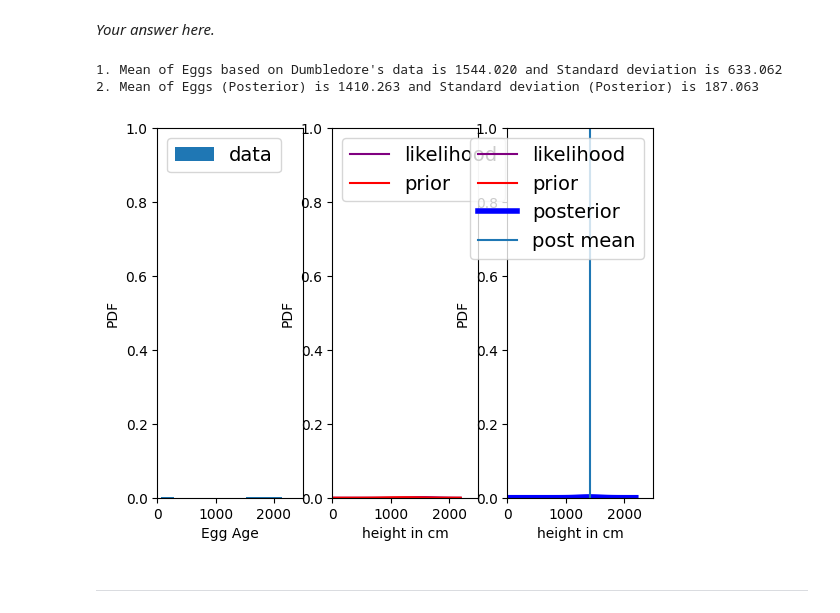
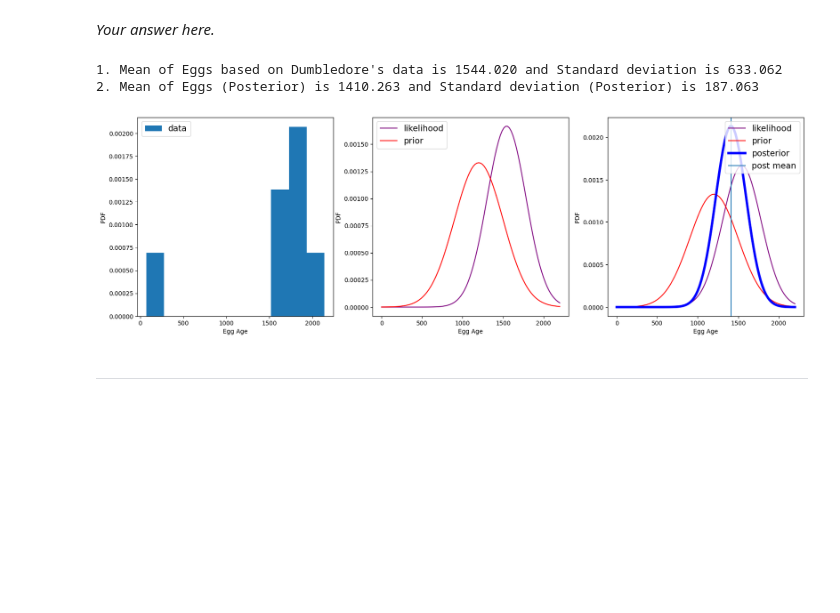
Before and after one commit to prayas-thapa22/jupyter_practice, a Jupyter notebook: Chapter6/Chapter6_yourturn.ipynb, the cells around one changed output. Drawn from its saved outputs; the diff is of its cells as text; code cells hidden in the pictures; blank space fills up the shorter version.

```diff
--- a/Chapter6/Chapter6_yourturn.ipynb
+++ b/Chapter6/Chapter6_yourturn.ipynb
@@ -68,39 +68,36 @@ posterior_std = post_std(prior_var,dumbledore_var,n)
 
 print("2. Mean of Eggs (Posterior) is {:.3f} and Standard deviation (Posterior) is {:.3f}".format(posterior_mean,posterior_std))
 
 d = np.linspace(0,2200,100)
+plt.figure(figsize=(20,6))
+
 
 plt.subplot(131)
 plt.hist(egg_ages,density=True,label='data')
 plt.legend(loc='upper left',fontsize=14)
-plt.xlim(0,2500)
-plt.ylim(0,1)
 plt.xlabel('Egg Age')
 plt.ylabel('PDF')
 
 plt.subplot(132)
 plt.plot(d,norm.pdf(d,dumbledore_mean,err_mean),label='likelihood',c='purple') #likelihood
 plt.plot(d,norm.pdf(d,prior_mean,np.sqrt(prior_var)),label='prior',c='red') # prior distribution
 plt.legend(loc='upper left',fontsize=14)
-plt.xlim(0,2500)
-plt.ylim(0,1)
 plt.xlabel('Egg Age')
 plt.ylabel('PDF')
 
 plt.subplot(133)
 plt.plot(d,norm.pdf(d,dumbledore_mean,err_mean),label='likelihood',c='purple') #likelihood
 plt.plot(d,norm.pdf(d,prior_mean,np.sqrt(prior_var)),label='prior',c='red') # prior distribution
 plt.plot(d,norm.pdf(d,posterior_mean,posterior_std),label='posterior',c='blue',lw=4)
-plt.xlim(0,2500)
-plt.ylim(0,1)
+
 plt.axvline(posterior_mean,label='post mean')
 plt.xlabel('Egg Age')
 plt.legend(loc='upper right',fontsize=14)
 plt.ylabel('PDF')
 plt.show()
 # %% [output]
 1. Mean of Eggs based on Dumbledore's data is 1544.020 and Standard deviation is 633.062
 2. Mean of Eggs (Posterior) is 1410.263 and Standard deviation (Posterior) is 187.063
-[figure, old version]
+[figure, new version]
 # %% [markdown]
 ***
```
